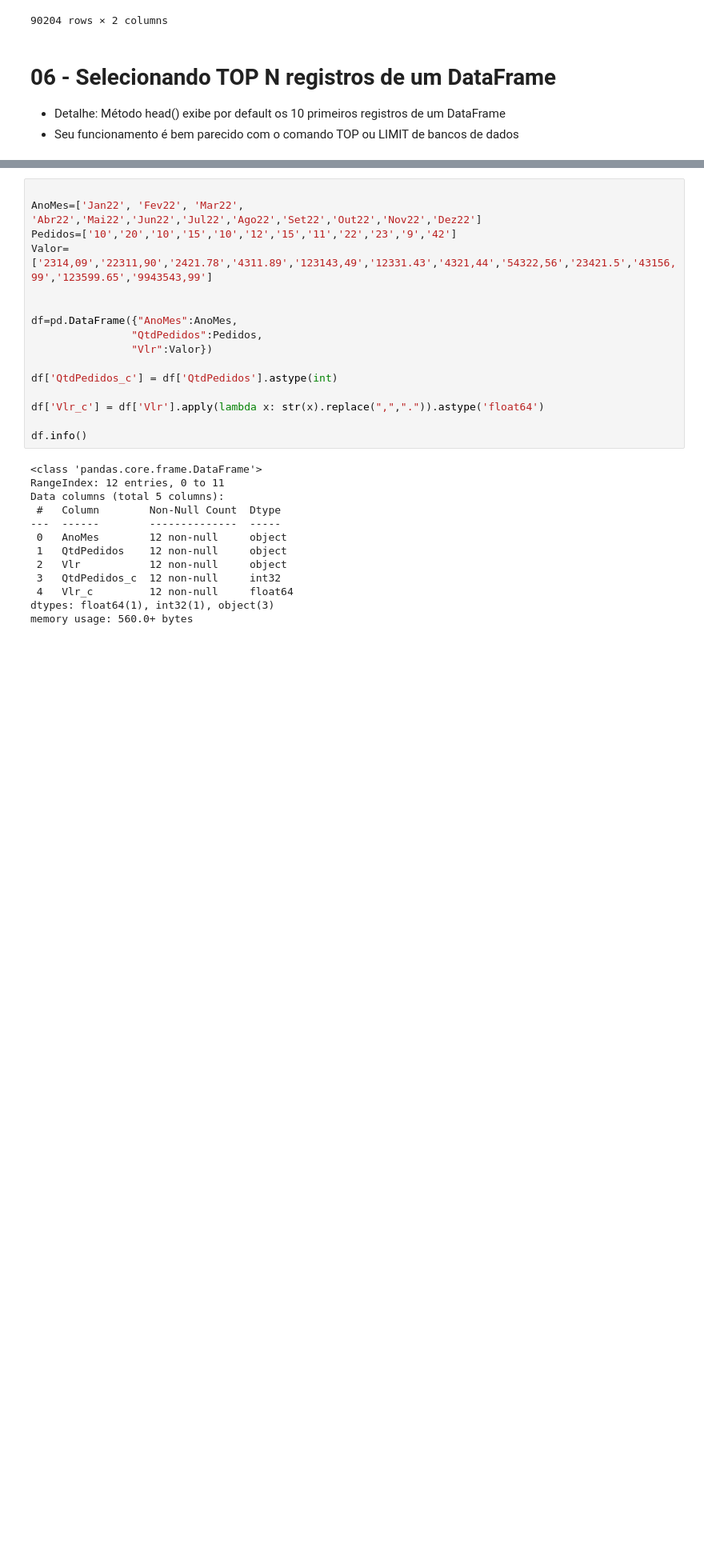
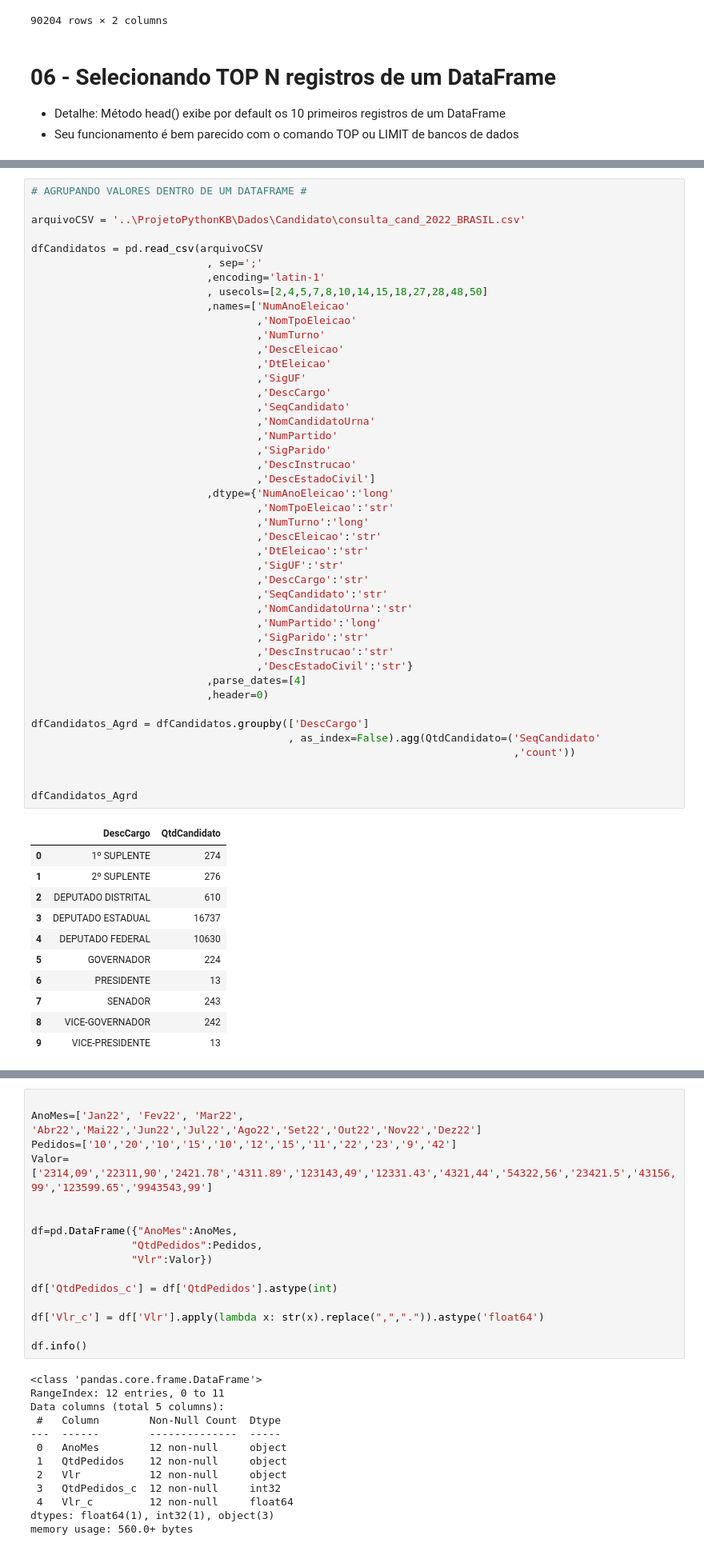
Before and after one commit to dbaassists/Python, a Jupyter notebook: ProjetoPythonKB/Projeto KB Python.ipynb, the cells around one changed output, grey strips where cells are left out. Shown at 80% size. Drawn from its saved outputs; the diff is of its cells as text; blank space fills up the shorter version.

```diff
--- a/ProjetoPythonKB/Projeto KB Python.ipynb
+++ b/ProjetoPythonKB/Projeto KB Python.ipynb
@@ -348,0 +391,56 @@ memory usage: 13.1+ MB
+# %%
+# AGRUPANDO VALORES DENTRO DE UM DATAFRAME #
+
+arquivoCSV = '..\ProjetoPythonKB\Dados\Candidato\consulta_cand_2022_BRASIL.csv'
+
+dfCandidatos = pd.read_csv(arquivoCSV
+                            , sep=';'
+                            ,encoding='latin-1'
+                            , usecols=[2,4,5,7,8,10,14,15,18,27,28,48,50]
+                            ,names=['NumAnoEleicao'
+                                    ,'NomTpoEleicao'
+                                    ,'NumTurno'
+                                    ,'DescEleicao'
+                                    ,'DtEleicao'
+                                    ,'SigUF'
+                                    ,'DescCargo'
+                                    ,'SeqCandidato'
+                                    ,'NomCandidatoUrna'
+                                    ,'NumPartido'
+                                    ,'SigParido'
+                                    ,'DescInstrucao'
+                                    ,'DescEstadoCivil']
+                            ,dtype={'NumAnoEleicao':'long'
+                                    ,'NomTpoEleicao':'str'
+                                    ,'NumTurno':'long'
+                                    ,'DescEleicao':'str'
+                                    ,'DtEleicao':'str'
+                                    ,'SigUF':'str'
+                                    ,'DescCargo':'str'
+                                    ,'SeqCandidato':'str'
+                                    ,'NomCandidatoUrna':'str'
+                                    ,'NumPartido':'long'
+                                    ,'SigParido':'str'
+                                    ,'DescInstrucao':'str'
+                                    ,'DescEstadoCivil':'str'}
+                            ,parse_dates=[4]
+                            ,header=0)
+
+dfCandidatos_Agrd = dfCandidatos.groupby(['DescCargo']
+                                         , as_index=False).agg(QtdCandidato=('SeqCandidato'
+                                                                             ,'count'))
+
+
+dfCandidatos_Agrd
+# %% [output]
+|  | DescCargo | QtdCandidato |
+| 0 | 1º SUPLENTE | 274 |
+| 1 | 2º SUPLENTE | 276 |
+| 2 | DEPUTADO DISTRITAL | 610 |
+| 3 | DEPUTADO ESTADUAL | 16737 |
+| 4 | DEPUTADO FEDERAL | 10630 |
+| 5 | GOVERNADOR | 224 |
+| 6 | PRESIDENTE | 13 |
+| 7 | SENADOR | 243 |
+| 8 | VICE-GOVERNADOR | 242 |
+| 9 | VICE-PRESIDENTE | 13 |
```
Also changed, not shown: parts of 27 cells of this notebook.
